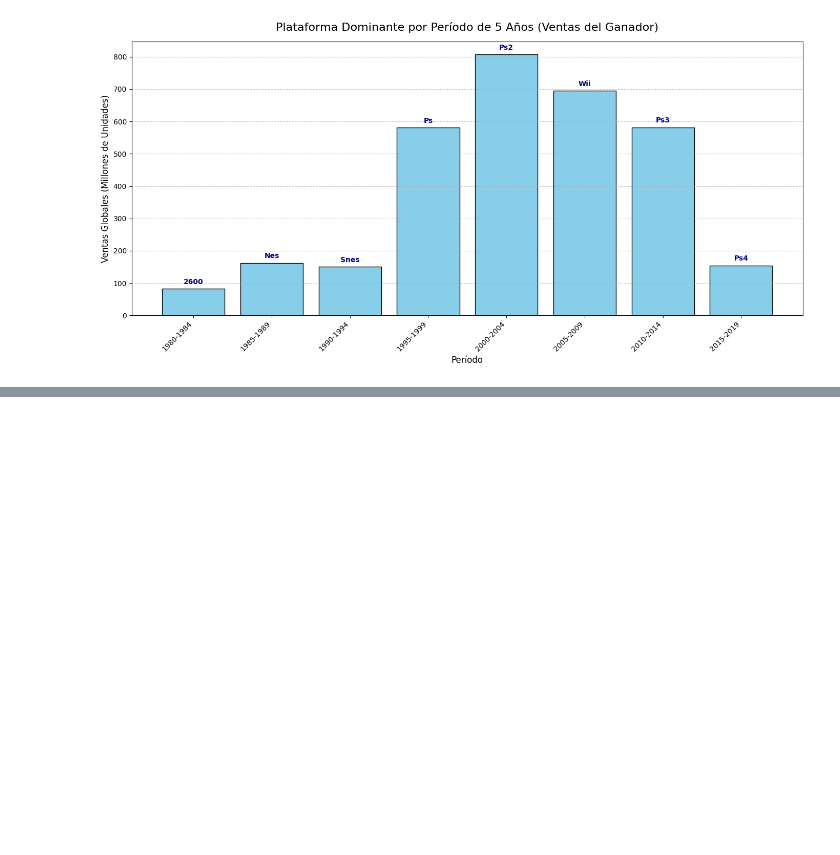
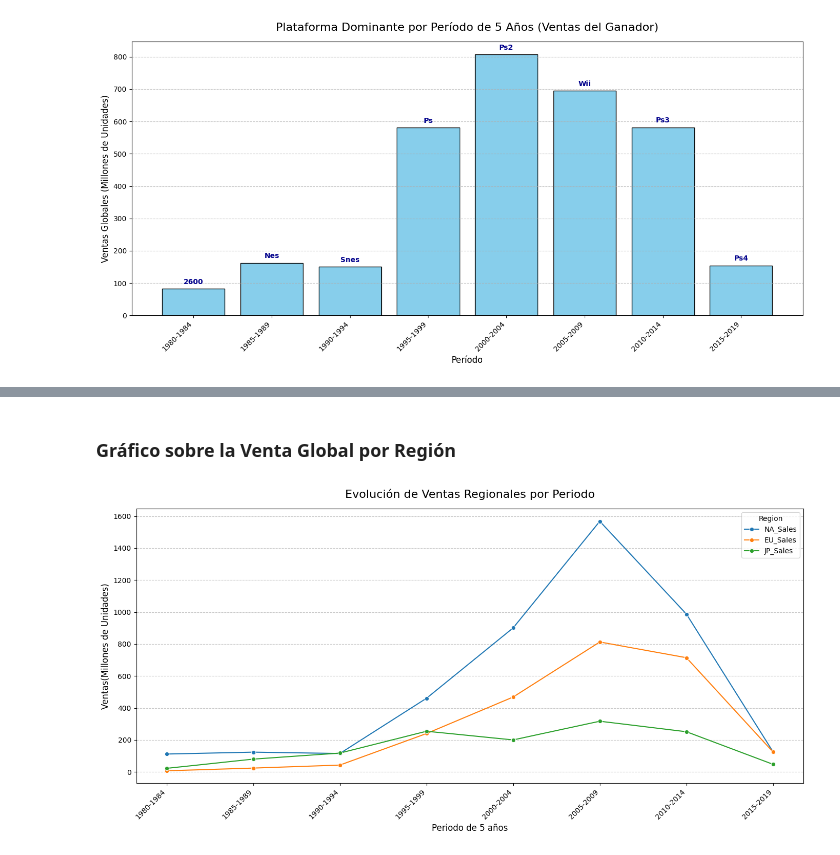
Before and after one commit to donosonahuel/tendencias-historica-videojuegos, a Jupyter notebook: Análisis_de_Tendencias_y_Ventas_Históricas(Videojuegos).ipynb, the cells around one changed output, grey strips where cells are left out. Saved outputs shown, nothing was run; the diff lists cells and outputs as text; code cells hidden in the pictures; blank space fills up the shorter version.

```diff
--- a/Análisis_de_Tendencias_y_Ventas_Históricas(Videojuegos).ipynb
+++ b/Análisis_de_Tendencias_y_Ventas_Históricas(Videojuegos).ipynb
@@ -438,0 +441,14 @@ plt.show()
+# %%
+# Agrupar y sumar ventas por región
+regional_period_sales = df_video_games_sales.groupby('Period')[['NA_Sales', 'EU_Sales', 'JP_Sales']].sum().reset_index()
+
+# 2. Reformatear el DataFrame para la visualización (Formato "Largo")
+# Convertimos las columnas NA_Sales, EU_Sales, JP_Sales en una sola columna llamada 'Region'
+regional_sales_melt = pd.melt(regional_period_sales,
+                              id_vars = 'Period',
+                              value_vars = ['NA_Sales', 'EU_Sales', 'JP_Sales'],
+                              var_name = 'Region',
+                              value_name = 'Sales')
+
+print("Ventas Regionales por Período:")
+print(regional_sales_melt.head())
@@ -438,0 +463,25 @@ plt.show()
+# %% [markdown]
+### Gráfico sobre la Venta Global por Región
+# %%
+# Creando el grafico
+plt.figure(figsize = (14, 7))
+
+sns.lineplot(
+    x = 'Period',
+    y = 'Sales',
+    hue = 'Region',
+    data = regional_sales_melt,
+    marker = 'o',
+    dashes = False
+)
+
+plt.title('Evolución de Ventas Regionales por Periodo', fontsize = 16, pad = 15)
+plt.xlabel('Periodo de 5 años', fontsize = 12)
+plt.ylabel('Ventas(Millones de Unidades)', fontsize = 12)
+plt.xticks(rotation = 45, ha = 'right')
+
+plt.grid(axis = 'y', linestyle = '--', alpha = 0.7)
+plt.tight_layout()
+plt.show()
+# %% [output]
+[figure, added]
```
Also changed, not shown: parts of 2 cells of this notebook.
